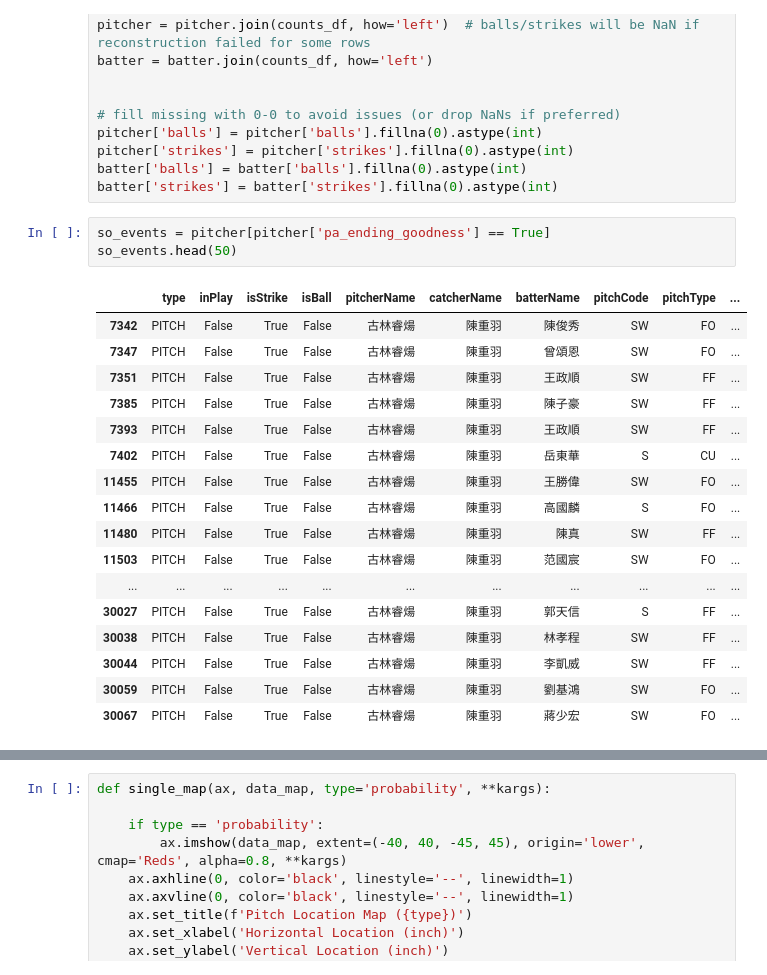
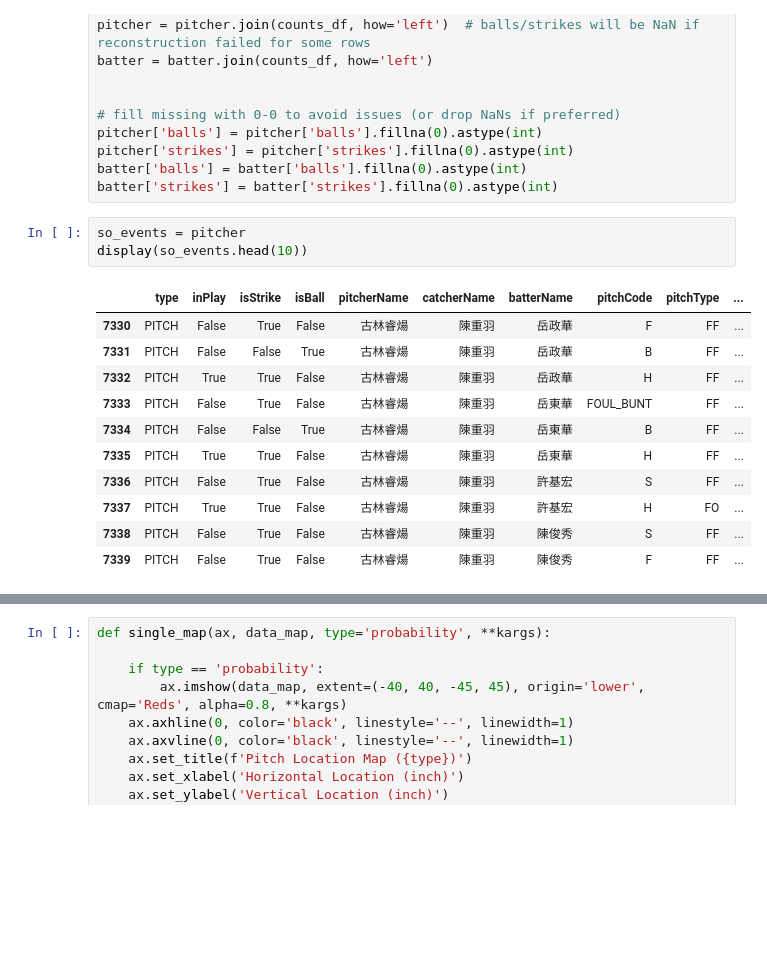
Before and after one commit to hyp0515/cpbl_data_analysis, a Jupyter notebook: pitcher_vs_batter.ipynb, the cells around one changed output, grey strips where cells are left out. Saved outputs shown, nothing was run; the diff lists cells and outputs as text; blank space fills up the shorter version.

```diff
--- a/pitcher_vs_batter.ipynb
+++ b/pitcher_vs_batter.ipynb
@@ -192,26 +182,20 @@ pitcher['strikes'] = pitcher['strikes'].fillna(0).astype(int)
 batter['balls'] = batter['balls'].fillna(0).astype(int)
 batter['strikes'] = batter['strikes'].fillna(0).astype(int)
 # %%
-so_events = pitcher[pitcher['pa_ending_goodness'] == True]
-so_events.head(50)
+so_events = pitcher
+display(so_events.head(10))
 # %% [output]
 |  | type | inPlay | isStrike | isBall | pitcherName | catcherName | batterName | pitchCode | pitchType | ... |
-| 7342 | PITCH | False | True | False | 古林睿煬 | 陳重羽 | 陳俊秀 | SW | FO | ... |
-| 7347 | PITCH | False | True | False | 古林睿煬 | 陳重羽 | 曾頌恩 | SW | FO | ... |
-| 7351 | PITCH | False | True | False | 古林睿煬 | 陳重羽 | 王政順 | SW | FF | ... |
-| 7385 | PITCH | False | True | False | 古林睿煬 | 陳重羽 | 陳子豪 | SW | FF | ... |
-| 7393 | PITCH | False | True | False | 古林睿煬 | 陳重羽 | 王政順 | SW | FF | ... |
-| 7402 | PITCH | False | True | False | 古林睿煬 | 陳重羽 | 岳東華 | S | CU | ... |
-| 11455 | PITCH | False | True | False | 古林睿煬 | 陳重羽 | 王勝偉 | SW | FO | ... |
-| 11466 | PITCH | False | True | False | 古林睿煬 | 陳重羽 | 高國麟 | S | FO | ... |
-| 11480 | PITCH | False | True | False | 古林睿煬 | 陳重羽 | 陳真 | SW | FF | ... |
-| 11503 | PITCH | False | True | False | 古林睿煬 | 陳重羽 | 范國宸 | SW | FO | ... |
-| ... | ... | ... | ... | ... | ... | ... | ... | ... | ... | ... |
-| 30027 | PITCH | False | True | False | 古林睿煬 | 陳重羽 | 郭天信 | S | FF | ... |
-| 30038 | PITCH | False | True | False | 古林睿煬 | 陳重羽 | 林孝程 | SW | FF | ... |
-| 30044 | PITCH | False | True | False | 古林睿煬 | 陳重羽 | 李凱威 | SW | FF | ... |
-| 30059 | PITCH | False | True | False | 古林睿煬 | 陳重羽 | 劉基鴻 | SW | FO | ... |
-| 30067 | PITCH | False | True | False | 古林睿煬 | 陳重羽 | 蔣少宏 | SW | FO | ... |
+| 7330 | PITCH | False | True | False | 古林睿煬 | 陳重羽 | 岳政華 | F | FF | ... |
+| 7331 | PITCH | False | False | True | 古林睿煬 | 陳重羽 | 岳政華 | B | FF | ... |
+| 7332 | PITCH | True | True | False | 古林睿煬 | 陳重羽 | 岳政華 | H | FF | ... |
+| 7333 | PITCH | False | True | False | 古林睿煬 | 陳重羽 | 岳東華 | FOUL_BUNT | FF | ... |
+| 7334 | PITCH | False | False | True | 古林睿煬 | 陳重羽 | 岳東華 | B | FF | ... |
+| 7335 | PITCH | True | True | False | 古林睿煬 | 陳重羽 | 岳東華 | H | FF | ... |
+| 7336 | PITCH | False | True | False | 古林睿煬 | 陳重羽 | 許基宏 | S | FF | ... |
+| 7337 | PITCH | True | True | False | 古林睿煬 | 陳重羽 | 許基宏 | H | FO | ... |
+| 7338 | PITCH | False | True | False | 古林睿煬 | 陳重羽 | 陳俊秀 | S | FF | ... |
+| 7339 | PITCH | False | True | False | 古林睿煬 | 陳重羽 | 陳俊秀 | F | FF | ... |
 # %%
 def get_pitchType_events(events_parent, pitch_types='fastball'):
     if pitch_types == 'fastball':
```
Also changed, not shown: parts of 16 cells of this notebook, 1 other file.
